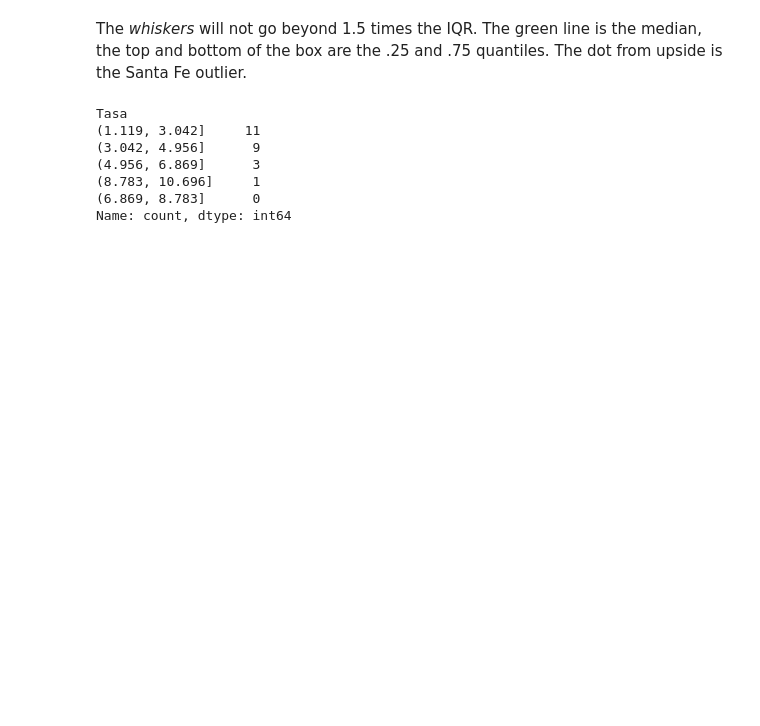
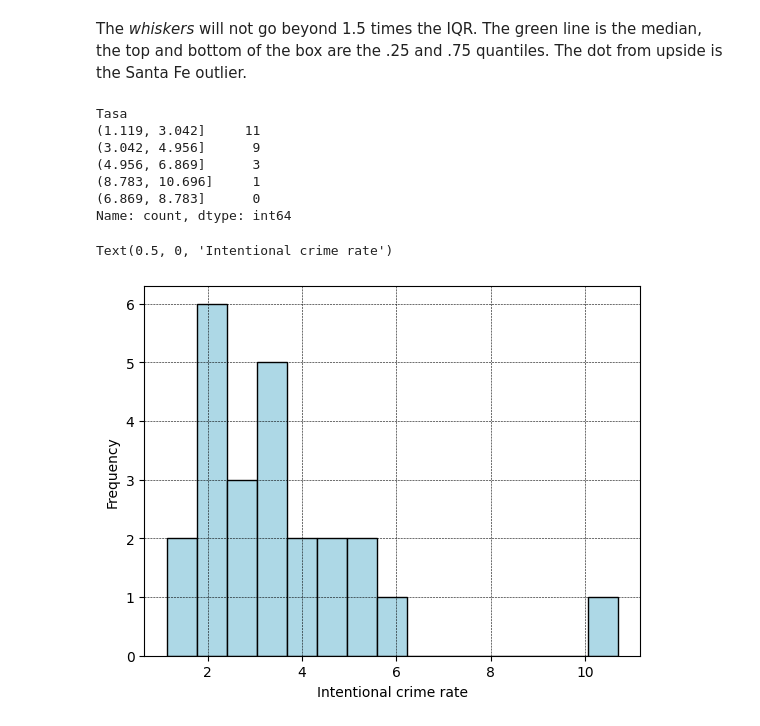
Before and after one commit to matuneville/practical-statistics-book, a Jupyter notebook: src/chapter_01/ExploratoryDataAnalysis_Py.ipynb, the cells around one changed output. Saved outputs shown, nothing was run; the diff lists cells and outputs as text; code cells hidden in the pictures; blank space fills up the shorter version.

```diff
--- a/src/chapter_01/ExploratoryDataAnalysis_Py.ipynb
+++ b/src/chapter_01/ExploratoryDataAnalysis_Py.ipynb
@@ -116,3 +117,11 @@ Tasa
 (8.783, 10.696]     1
 (6.869, 8.783]      0
 Name: count, dtype: int64
+# %%
+# Crime rate Histogram, showing the frecuency of each interval value
+ax = (df['Tasa']).plot.hist(bins=15, color="lightblue", edgecolor="black")
+ax.grid(True, linewidth="0.4", color="black", linestyle="--")
+ax.set_xlabel("Intentional crime rate")
+# %% [output]
+Text(0.5, 0, 'Intentional crime rate')
+[figure, added]
```
Also changed, not shown: parts of 1 cell of this notebook.
